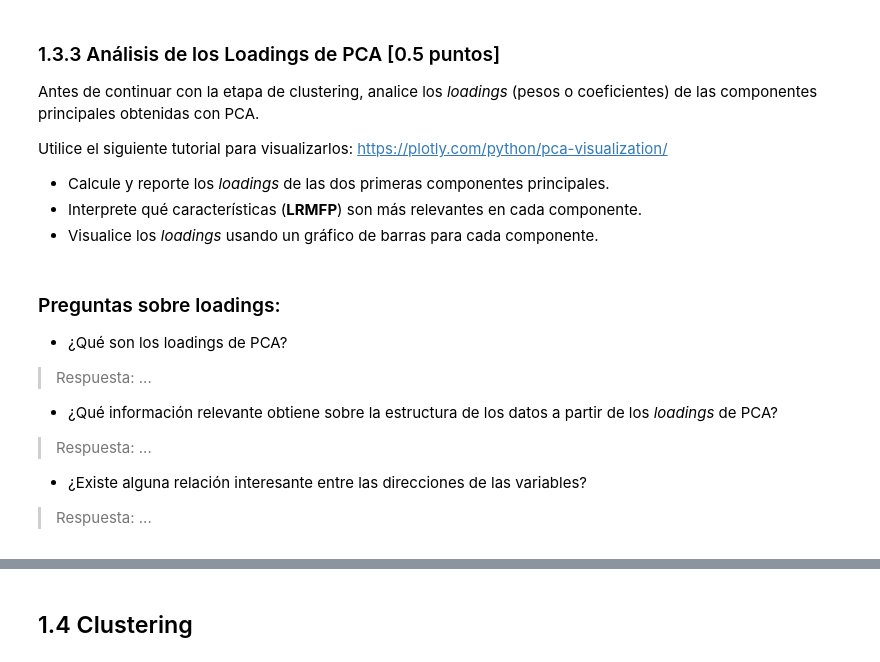
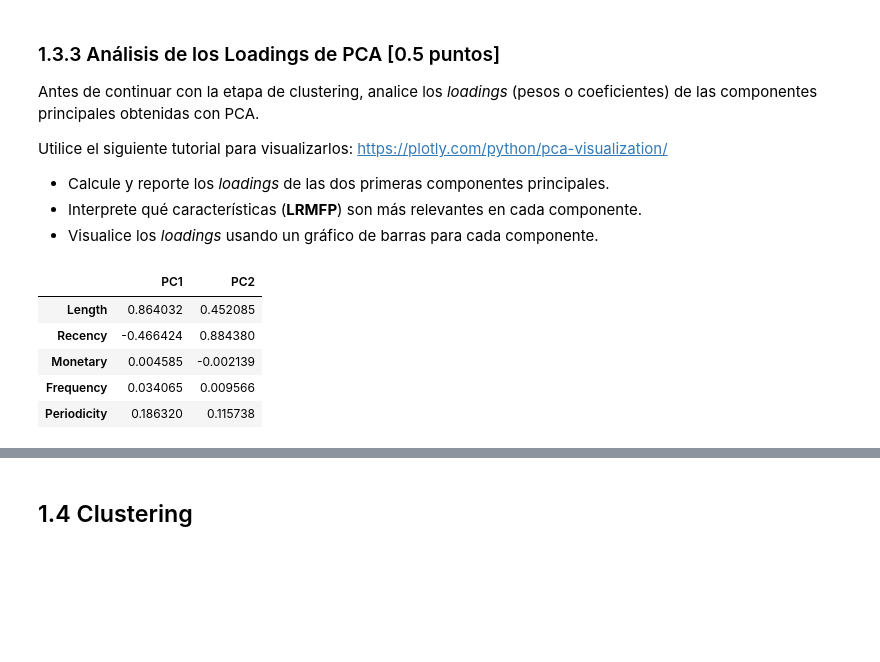
Before and after one commit to matisweet/MDS7202, a Jupyter notebook: labs/lab5/Lab5_enunciado.ipynb, the cells around one changed output, grey strips where cells are left out. Drawn from its saved outputs; the diff is of its cells as text; code cells hidden in the pictures; blank space fills up the shorter version.

```diff
--- a/labs/lab5/Lab5_enunciado.ipynb
+++ b/labs/lab5/Lab5_enunciado.ipynb
@@ -573,14 +549,18 @@ Utilice el siguiente tutorial para visualizarlos: https://plotly.com/python/pca-
-# %% [markdown]
-### Preguntas sobre loadings:
-
-- ¿Qué son los loadings de PCA?
-
-> Respuesta: ...
-
-- ¿Qué información relevante obtiene sobre la estructura de los datos a partir de los *loadings* de PCA?
-
-> Respuesta: ...
-
-- ¿Existe alguna relación interesante entre las direcciones de las variables?
-
-> Respuesta: ...
+# %%
+# Código para calcular loadings.
+pca_model = pipeline_pca.named_steps["pca"]
+
+loadings_df = pd.DataFrame(
+    pca_model.components_.T,
+    index=FEATURE_COLS,
+    columns=["PC1", "PC2"],
+)
+
+loadings_df
+# %% [output]
+|  | PC1 | PC2 |
+| Length | 0.864032 | 0.452085 |
+| Recency | -0.466424 | 0.884380 |
+| Monetary | 0.004585 | -0.002139 |
+| Frequency | 0.034065 | 0.009566 |
+| Periodicity | 0.186320 | 0.115738 |
```
Also changed, not shown: parts of 13 cells of this notebook, 4 other files.
